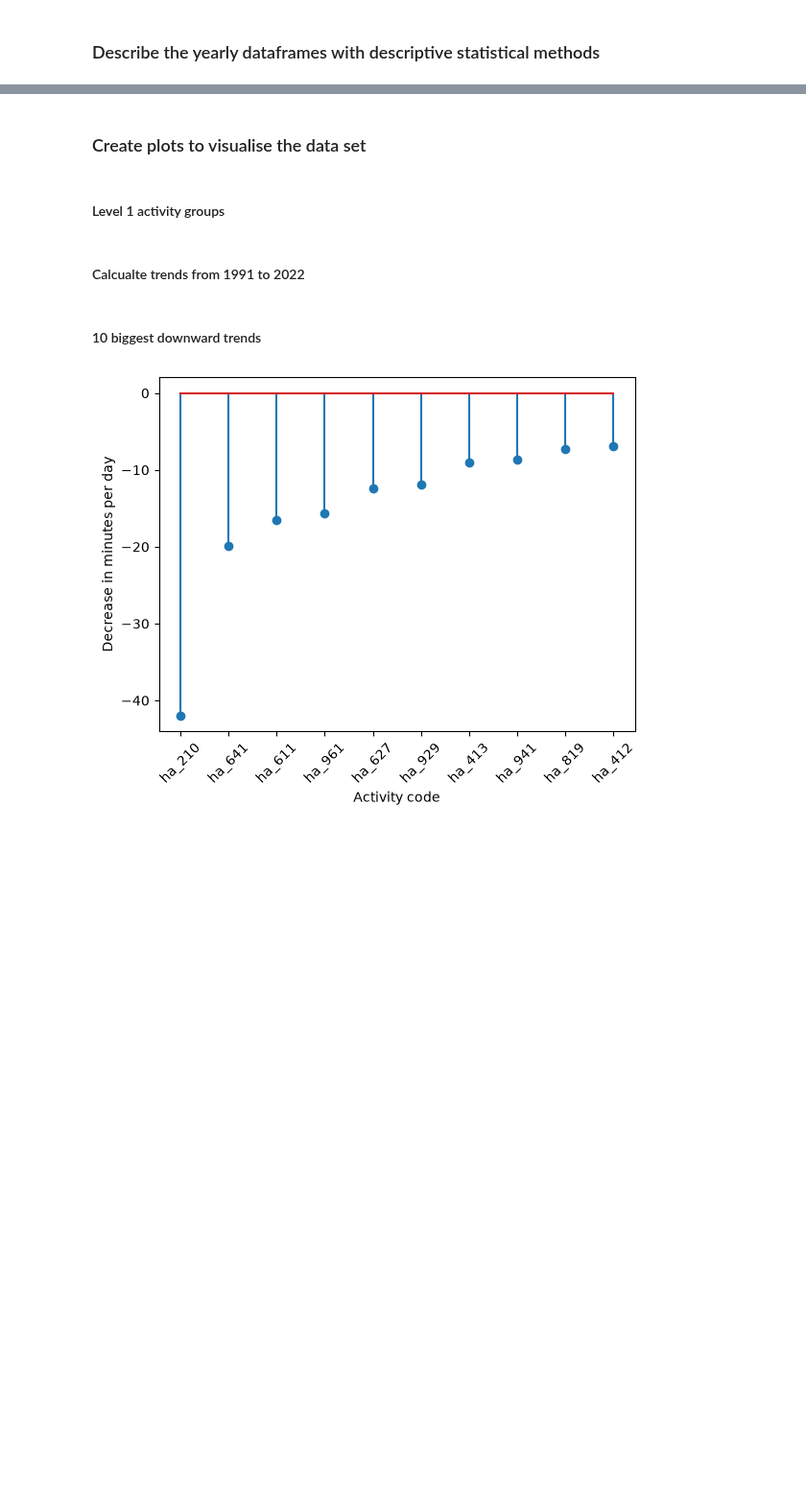
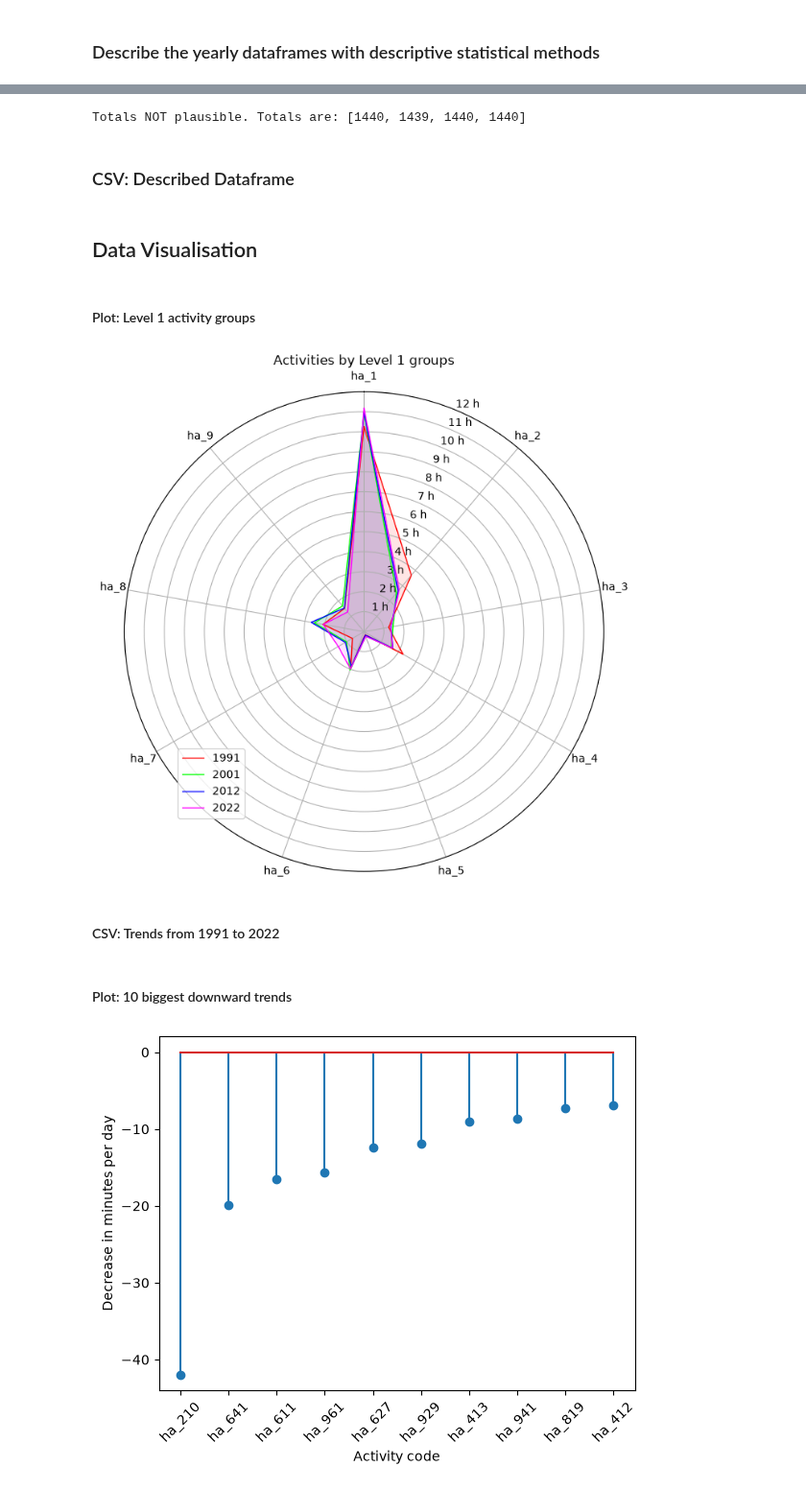
Before and after one commit to max-zwei/portfolio, a Jupyter notebook: projects/infographics/data/data.ipynb, the cells around one changed output, grey strips where cells are left out. Shown at 96% size. Saved outputs shown, nothing was run; the diff lists cells and outputs as text; code cells hidden in the pictures; blank space fills up the shorter version.

```diff
--- a/projects/infographics/data/data.ipynb
+++ b/projects/infographics/data/data.ipynb
@@ -597,3 +632,16 @@ df_YBY_AG1529_described = map_labels(
     df_labels,
     df_YBY_AG1529_described
     )
+# %%
+# Add ranking to all activities of type "detail"
+
+df_YBY_AG1529_described = df_YBY_AG1529_described.with_columns(
+    pl.when(pl.col("level") == "detail")
+    .then(
+        pl.col("mean")
+        .rank(method="ordinal", descending=True)
+        .over(["year", "level"])
+    )
+    .otherwise(None)
+    .alias("ranking")
+)
@@ -599,0 +650,22 @@ df_YBY_AG1529_described = map_labels(
+# %%
+# check totals of level 1 activity codes compared year over year
+# Expected total of 1440 minutes (= 24 h)
+
+years = [1991, 2001, 2012, 2022]
+
+valid_totals = []
+
+for year in years:
+    valid_totals.append(
+        int(df_YBY_AG1529_described.filter(
+        (pl.col("year") == year) &
+        (pl.col("level") == "1")
+        )["mean"].sum())
+    )
+
+if sum(valid_totals) != 5760:
+    print(f"Totals NOT plausible. Totals are: {valid_totals}")
+# %% [output]
+Totals NOT plausible. Totals are: [1440, 1439, 1440, 1440]
+# %% [markdown]
+### CSV: Described Dataframe
@@ -600,7 +675,9 @@ df_YBY_AG1529_described = map_labels(
 # %% [markdown]
-### Create plots to visualise the data set
+## Data Visualisation
+# %%
+years = df_YBY_AG1529_described["year"].unique().sort().to_list()
 # %% [markdown]
-#### Level 1 activity groups
+#### Plot: Level 1 activity groups
 # %%
 from math import pi
 # Highest level comparison, ha_1 to ha_9 with a spider plot
@@ -608,11 +685,13 @@ from math import pi
 
 # data groups
 activity_codes = [f"ha_{i}" for i in range(1, 10)]
-years = [1991, 2001, 2012, 2022]
 
 df_spider_plot = (
     df_YBY_AG1529_described
-    .filter(pl.col("activity_code").is_in(activity_codes))
+    .filter(
+        (pl.col("level") == "1")
+        & (pl.col("activity_code").is_in(activity_codes))
+    )
     .group_by(["activity_code", "year"])
     .agg(pl.col("mean").sum())
     .to_pandas()
@@ -632,36 +711,38 @@ fig, ax = plt.subplots(figsize=(8, 8), subplot_kw={"polar": True})
 
 # move first axis ha_1 to top
 ax.set_theta_offset(pi / 2)
 ax.set_theta_direction(-1)
 
 # draw one axes per variables
 plt.xticks(angles[:-1], activity_codes)
 
 # draw ylabels
 plt.yticks([0,60,120,180,240,300,360,420,480,540,600,660,720],
            ["0", "1 h", "2 h", "3 h", "4 h", "5 h", "6 h", "7 h", "8 h", "9 h", "10 h", "11 h", "12 h"]
            )
 plt.ylim(0,720)
 
 # Plot
 for year, color in zip(years, ["#FF0000", "#00FF00", "#0000FF", "#FF00FF"]):
     values = df_spider_plot[year].to_numpy(dtype=float).tolist()
     values += values[:1]  # close the radar shape
     ax.plot(angles, values, linewidth=1, color=color, label=str(year))
     ax.fill(angles, values, color=color, alpha=0.1)
 
 # legend
 plt.legend(loc="lower left", bbox_to_anchor=(0.1, 0.1))
 
 # title
 plt.title('Activities by Level 1 groups', color="black")
 
 # export
-plt.savefig("level1_activities.png", dpi=300)
+plt.savefig("plot_level1_activities.png", dpi=300)
 
 plt.show()
+# %% [output]
+[figure, added]
 # %% [markdown]
-#### Calcualte trends from 1991 to 2022
+#### CSV: Trends from 1991 to 2022
 # %%
 # calculate the trend from 1991 to 2022
 df_trends = (
@@ -691,7 +772,7 @@ df_trends = map_labels(
 df_trends = df_trends.sort("trend")
 df_trends.write_csv("trends.csv", separator=",")
 # %% [markdown]
-#### 10 biggest downward trends
+#### Plot: 10 biggest downward trends
 # %%
 downward_10 = df_trends.slice(0,10)
 # %%
```
Also changed, not shown: parts of 29 cells of this notebook, 49 other files.
